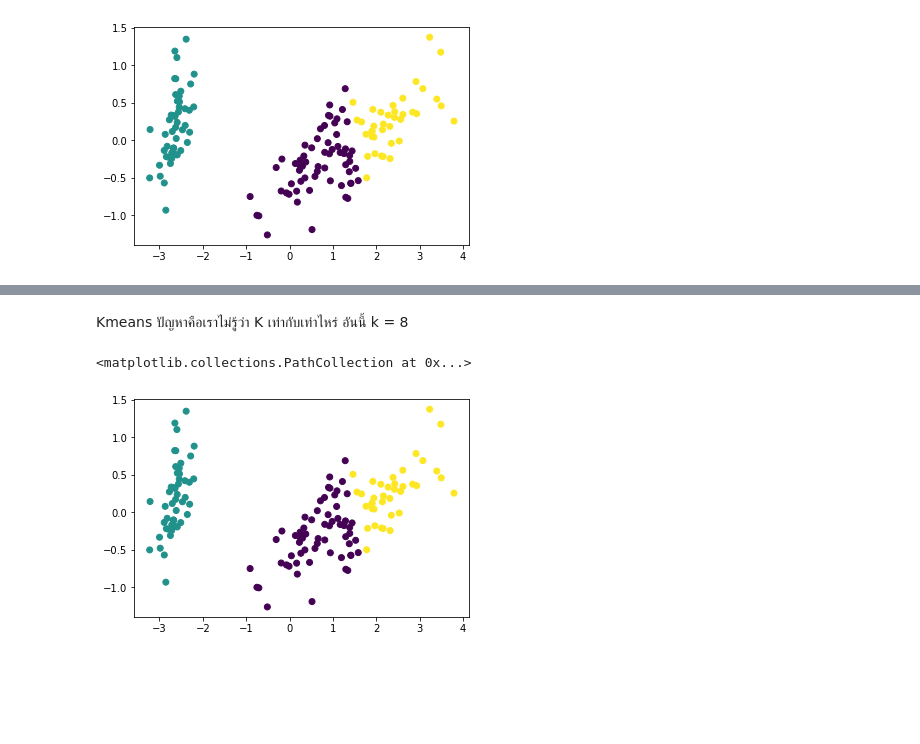
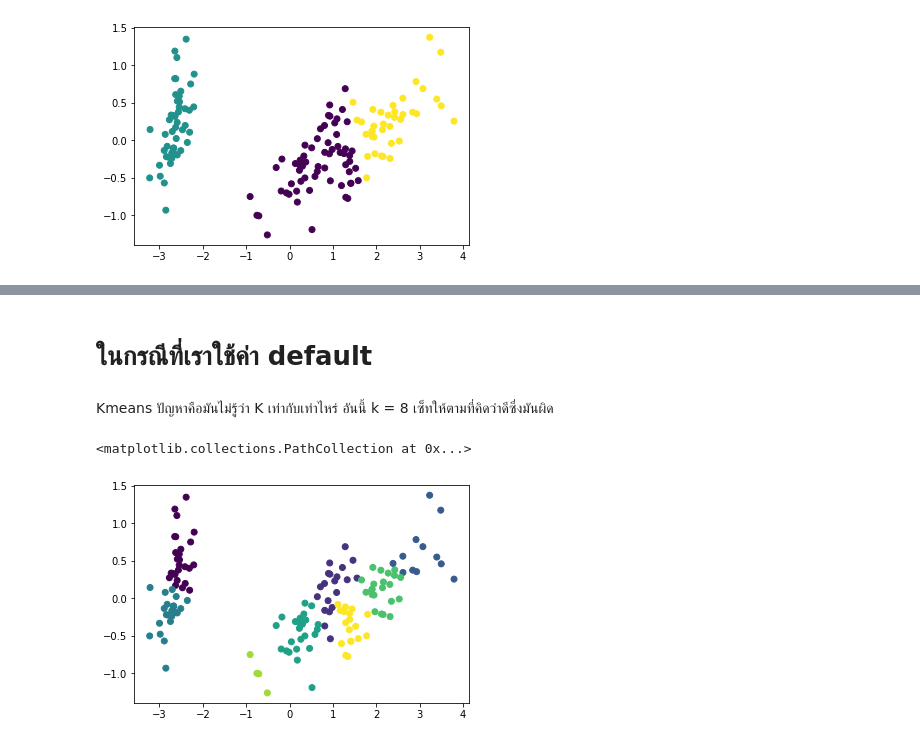
Before and after one commit to suphalaksana/Multivariate, a Jupyter notebook: Chapter_6_Cluster_Analysis.ipynb, the cells around one changed output, grey strips where cells are left out. Saved outputs shown, nothing was run; the diff lists cells and outputs as text; code cells hidden in the pictures; blank space fills up the shorter version.

Commit message:
จบ clustering

```diff
--- a/Chapter_6_Cluster_Analysis.ipynb
+++ b/Chapter_6_Cluster_Analysis.ipynb
@@ -56,7 +66,7 @@ from sklearn.cluster import KMeans
 # %% [markdown]
 ##Define
 # %%
-kmeans = KMeans() #ไม่ต้องใส่พารามิเตอร์เพราะไม่จำเป็นต้องใส่
+kmeans = KMeans(n_clusters = 3, random_state=2021) #ไม่ต้องใส่พารามิเตอร์เพราะไม่จำเป็นต้องใส่ #random_state กำหนดให้ค่า random ทุกคนเหมือนกัน  k= 3
 # %% [markdown]
 ##Fit-transform
 # %% [markdown]
@@ -121,7 +155,15 @@ plt.scatter(new_pca[:,0],new_pca[:,1],c=y)
+# %% [markdown]
+# ในกรณีที่เราใช้ค่า default
 # %% [markdown]
-Kmeans ปัญหาคือเราไม่รู้ว่า K เท่ากับเท่าไหร่ อันนี้ k = 8
+Kmeans ปัญหาคือมันไม่รู้ว่า K เท่ากับเท่าไหร่ อันนี้ k = 8 เซ็ทให้ตามที่คิดว่าดีซึ่งมันผิด
 # %%
+kmeans = KMeans( random_state=2021)
+
+kmeans.fit(example_df_drop)
+
+y = kmeans.predict(example_df_drop)
+
 plt.scatter(new_pca[:,0],new_pca[:,1],c=y) #จับกลุ่มที่อยู่ใกล้ๆกันให้เป็นกลุ่มเดียวกัน
 # %% [output]
 <matplotlib.collections.PathCollection at 0x...>
-[figure, old version]
+[figure, new version]
```
Also changed, not shown: parts of 19 cells of this notebook.
